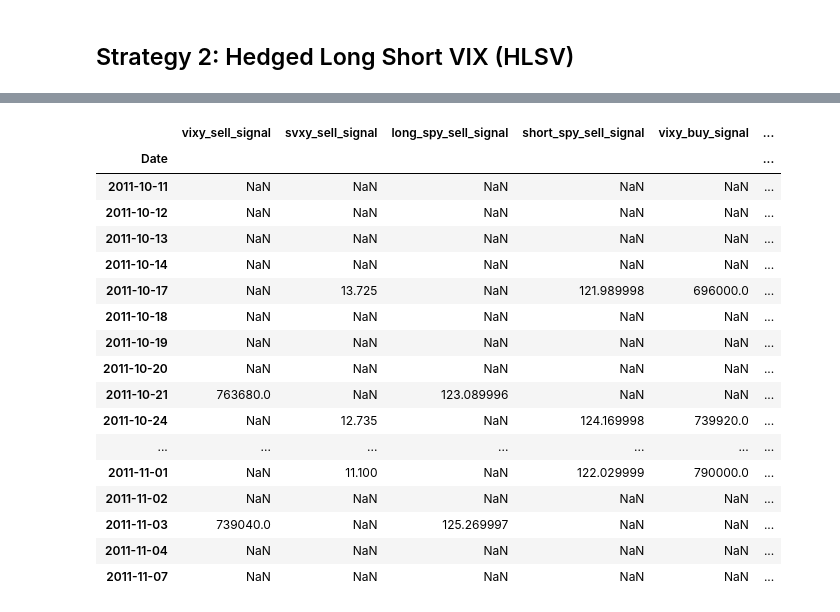
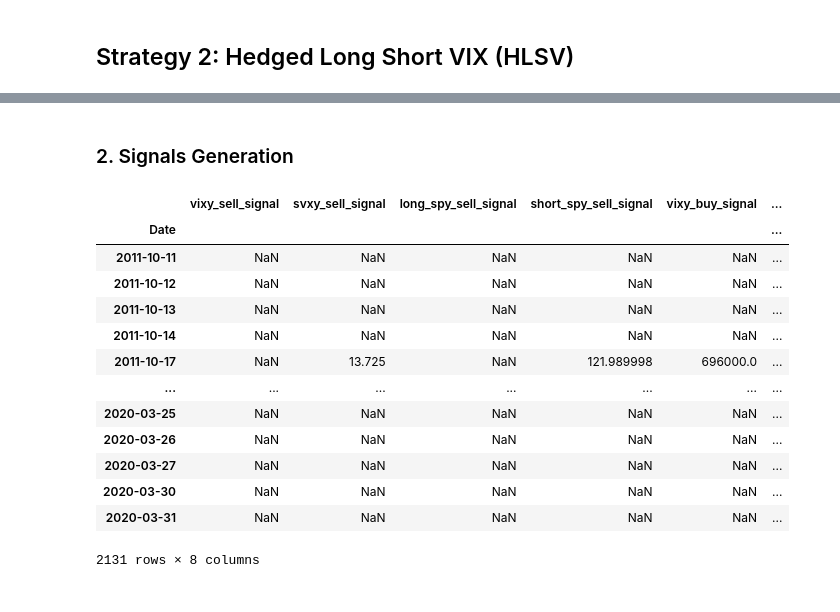
Before and after one commit to peterchettiar/trading-volatility, a Jupyter notebook: trading_vol_strat_research.ipynb, the cells around one changed output, grey strips where cells are left out. Cells and saved outputs as stored; diff of their text form; code cells hidden in the pictures.

Commit message:
UPD: HLSV Strategy complete

```diff
--- a/trading_vol_strat_research.ipynb
+++ b/trading_vol_strat_research.ipynb
@@ -213,26 +200,23 @@ hlsv_trader._TradingVolatility__daily_basis(vol_future_ticker="vx_open", vol_spo
+# %% [markdown]
+### 2. Signals Generation
 # %%
-# Generating our trade signals for our HLSV strategy
 hlsv_trader._TradingVolatility__hlsv_signals(long_vix_asset="VIXY",
                                              short_vix_asset="SVXY",
                                              hedge_asset="SPY",
                                              future_index_ticker="VX",
-                                             spot_index_ticker="^VIX").head(20)
+                                             spot_index_ticker="^VIX")
 # %% [output]
 |  | vixy_sell_signal | svxy_sell_signal | long_spy_sell_signal | short_spy_sell_signal | vixy_buy_signal | ... |
 | Date |  |  |  |  |  | ... |
 | 2011-10-11 | NaN | NaN | NaN | NaN | NaN | ... |
 | 2011-10-12 | NaN | NaN | NaN | NaN | NaN | ... |
 | 2011-10-13 | NaN | NaN | NaN | NaN | NaN | ... |
 | 2011-10-14 | NaN | NaN | NaN | NaN | NaN | ... |
 | 2011-10-17 | NaN | 13.725 | NaN | 121.989998 | 696000.0 | ... |
-| 2011-10-18 | NaN | NaN | NaN | NaN | NaN | ... |
-| 2011-10-19 | NaN | NaN | NaN | NaN | NaN | ... |
-| 2011-10-20 | NaN | NaN | NaN | NaN | NaN | ... |
-| 2011-10-21 | 763680.0 | NaN | 123.089996 | NaN | NaN | ... |
-| 2011-10-24 | NaN | 12.735 | NaN | 124.169998 | 739920.0 | ... |
 | ... | ... | ... | ... | ... | ... | ... |
-| 2011-11-01 | NaN | 11.100 | NaN | 122.029999 | 790000.0 | ... |
-| 2011-11-02 | NaN | NaN | NaN | NaN | NaN | ... |
-| 2011-11-03 | 739040.0 | NaN | 125.269997 | NaN | NaN | ... |
-| 2011-11-04 | NaN | NaN | NaN | NaN | NaN | ... |
-| 2011-11-07 | NaN | NaN | NaN | NaN | NaN | ... |
+| 2020-03-25 | NaN | NaN | NaN | NaN | NaN | ... |
+| 2020-03-26 | NaN | NaN | NaN | NaN | NaN | ... |
+| 2020-03-27 | NaN | NaN | NaN | NaN | NaN | ... |
+| 2020-03-30 | NaN | NaN | NaN | NaN | NaN | ... |
+| 2020-03-31 | NaN | NaN | NaN | NaN | NaN | ... |
+2131 rows × 8 columns
```
Also changed, not shown: parts of 17 cells of this notebook, 1 other file.
